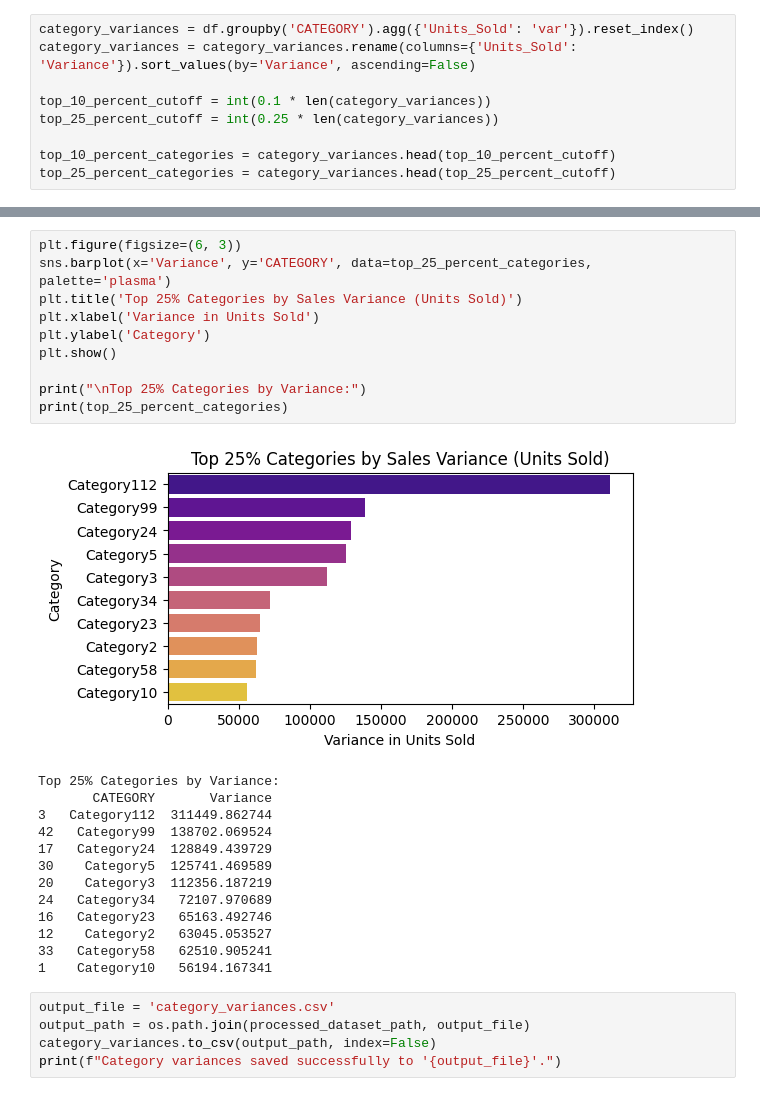
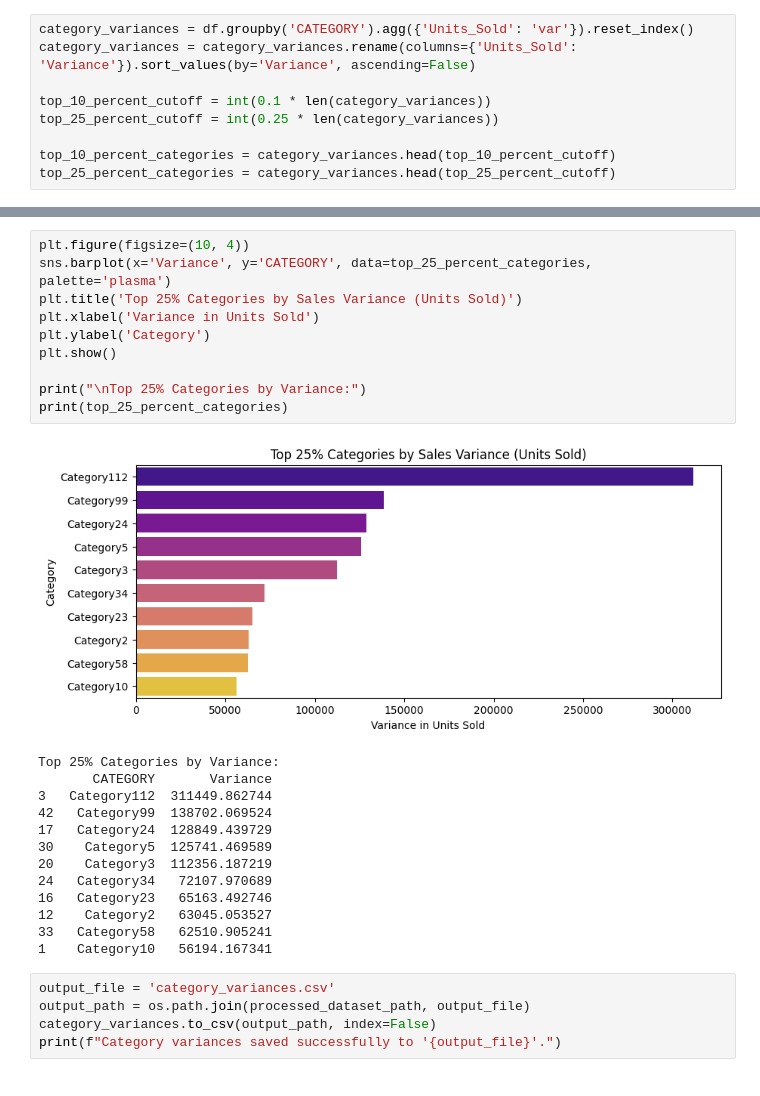
Before and after one commit to shubhi/deloitte-capstone-demand-forecasting, a Jupyter notebook: notebooks/data_analysis.ipynb, the cells around one changed output, grey strips where cells are left out. Saved outputs shown, nothing was run; the diff lists cells and outputs as text.

```diff
--- a/notebooks/data_analysis.ipynb
+++ b/notebooks/data_analysis.ipynb
@@ -330,17 +339,17 @@ Top 10% Categories by Variance:
 17   Category24  128849.439729
 30    Category5  125741.469589
 # %%
-plt.figure(figsize=(6, 3))
+plt.figure(figsize=(10, 4))
 sns.barplot(x='Variance', y='CATEGORY', data=top_25_percent_categories, palette='plasma')
 plt.title('Top 25% Categories by Sales Variance (Units Sold)')
 plt.xlabel('Variance in Units Sold')
 plt.ylabel('Category')
 plt.show()
 
 print("\nTop 25% Categories by Variance:")
 print(top_25_percent_categories)
 # %% [output]
-[figure, old version]
+[figure, new version]
 Top 25% Categories by Variance:
        CATEGORY       Variance
 3   Category112  311449.862744
```
Also changed, not shown: parts of 21 cells of this notebook, 4 other files.
